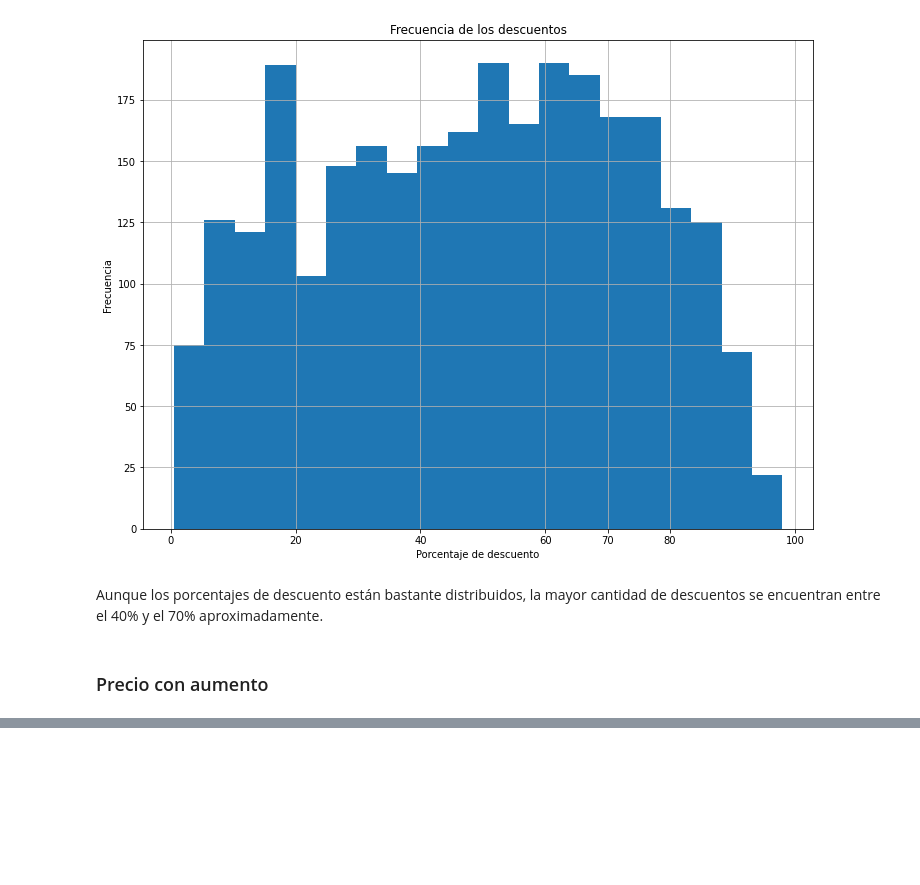
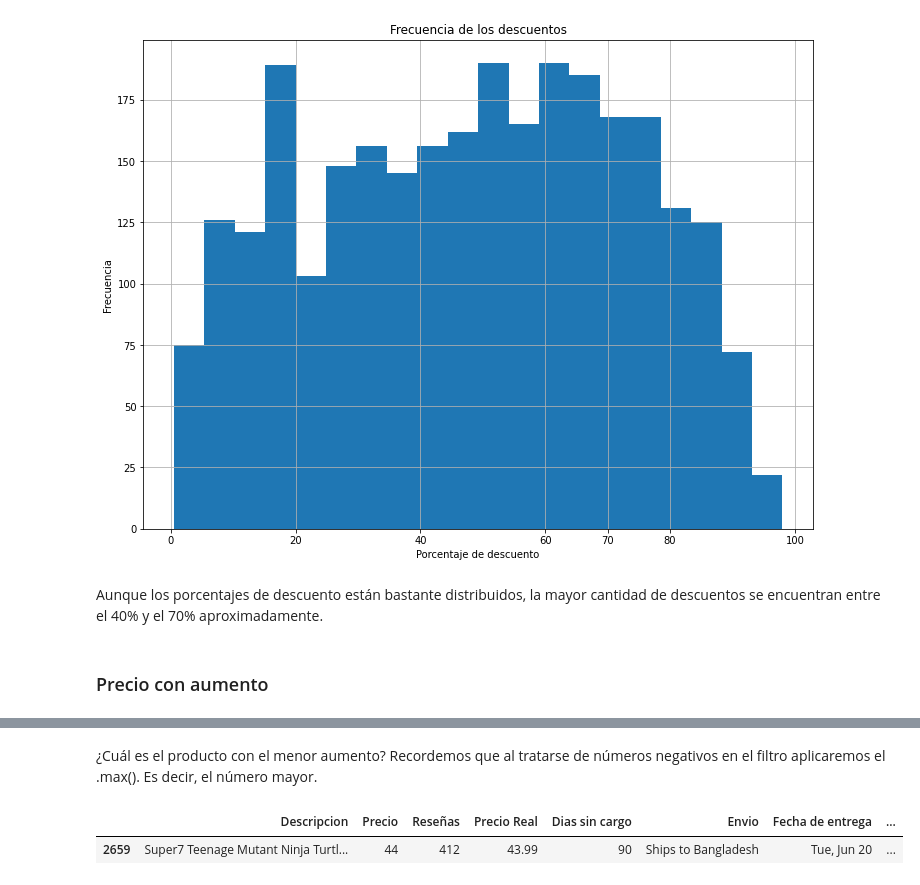
Before and after one commit to Estani94/Limpieza-y-EDA-Dataset-Amazon, a Jupyter notebook: EDA_amazon.ipynb, the cells around one changed output, grey strips where cells are left out. Cells and saved outputs as stored; diff of their text form; code cells hidden in the pictures; blank space fills up the shorter version.

```diff
--- a/EDA_amazon.ipynb
+++ b/EDA_amazon.ipynb
@@ -364,0 +377,7 @@ Aunque los porcentajes de descuento están bastante distribuidos, la mayor canti
+# %% [markdown]
+¿Cuál es el producto con el menor aumento? Recordemos que al tratarse de números negativos en el filtro aplicaremos el .max(). Es decir, el número mayor.
+# %%
+con_aumento[con_aumento['Porcentaje de descuento']==con_aumento['Porcentaje de descuento'].max()]
+# %% [output]
+|  | Descripcion | Precio | Reseñas | Precio Real | Dias sin cargo | Envio | Fecha de entrega | ... |
+| 2659 | Super7 Teenage Mutant Ninja Turtl... | 44 | 412 | 43.99 | 90 | Ships to Bangladesh | Tue, Jun 20 | ... |
```
Also changed, not shown: parts of 9 cells of this notebook.
